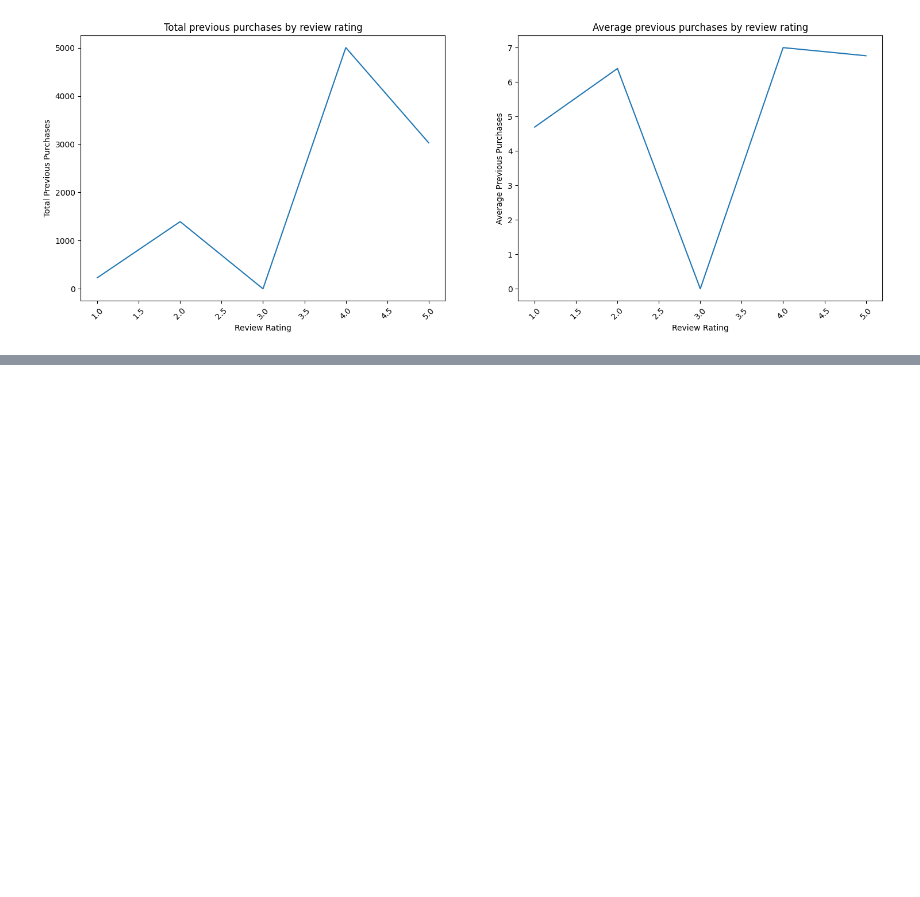
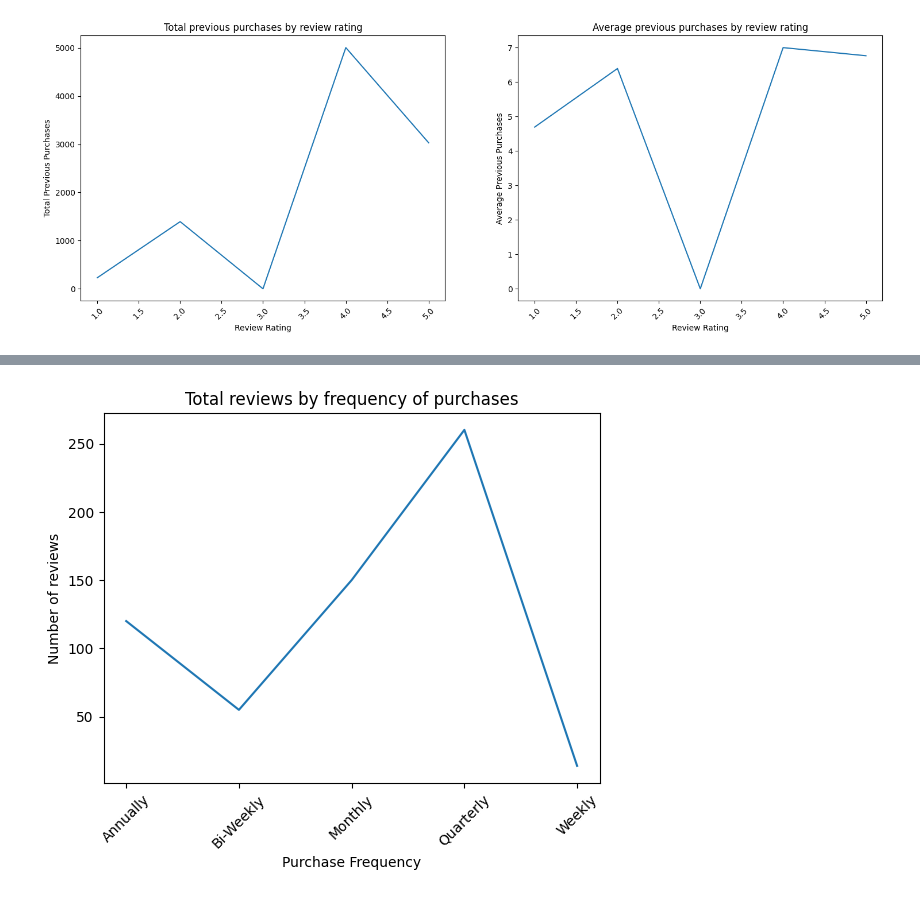
Before and after one commit to Reggie-Amedee-Tech/shopping-behavior, a Jupyter notebook: explore.ipynb, the cells around one changed output, grey strips where cells are left out. Drawn from its saved outputs; the diff is of its cells as text; code cells hidden in the pictures; blank space fills up the shorter version.

```diff
--- a/explore.ipynb
+++ b/explore.ipynb
@@ -230,0 +318,3 @@ plt.show()
+# %%
+total_by_freq = df.groupby("Frequency of Purchases")["Review Rating"].count()
+total_by_freq
@@ -230,0 +329,8 @@ plt.show()
+# %%
+plt.plot(total_by_freq)
+plt.title("Total reviews by frequency of purchases")
+plt.ylabel("Number of reviews")
+plt.xlabel("Purchase Frequency")
+plt.tick_params(axis='x', rotation=45)
+# %% [output]
+[figure, added]
```
Also changed, not shown: parts of 7 cells of this notebook, 1 other file.
